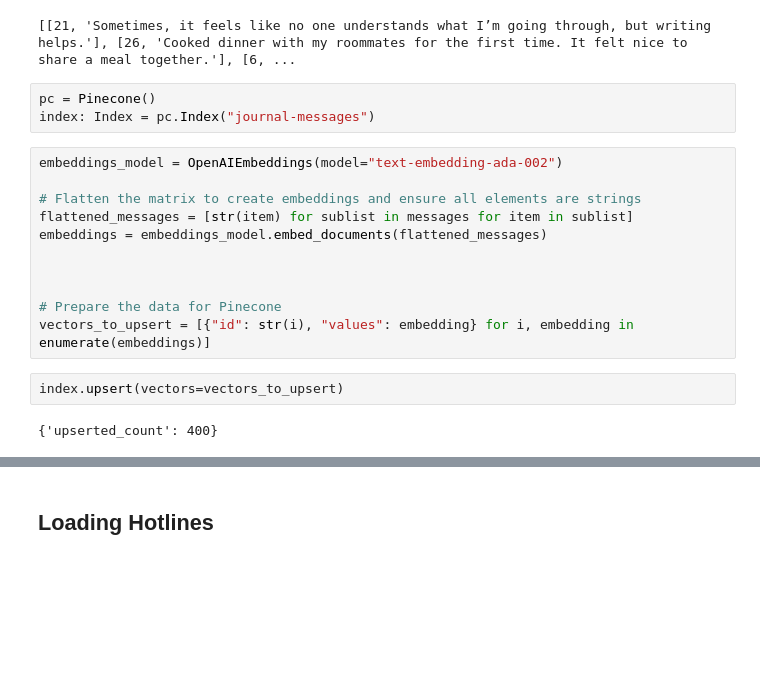
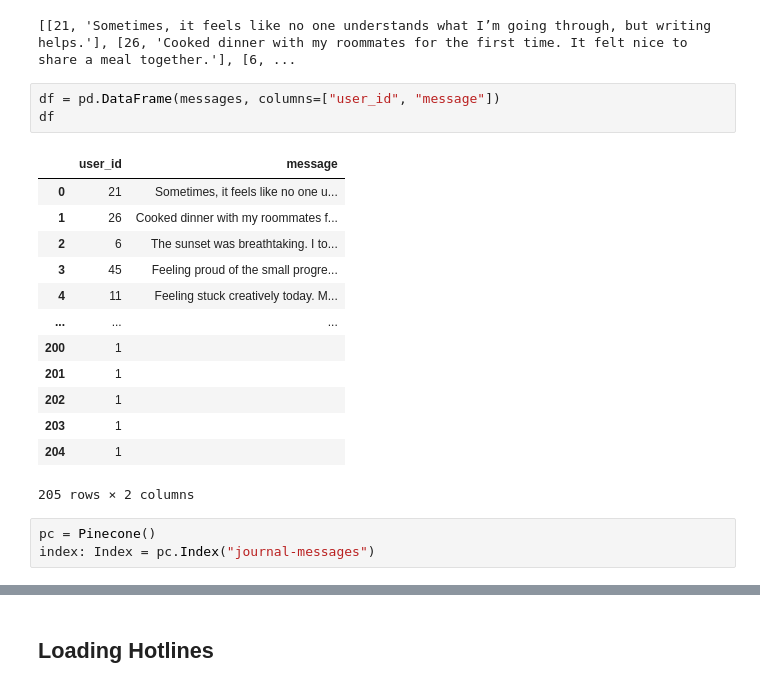
Before and after one commit to Pinky-Tie/Squeak_to_Speak, a Jupyter notebook: Squeak_to_speak/data/populating_database.ipynb, the cells around one changed output, grey strips where cells are left out. Drawn from its saved outputs; the diff is of its cells as text; blank space fills up the shorter version.

```diff
--- a/Squeak_to_speak/data/populating_database.ipynb
+++ b/Squeak_to_speak/data/populating_database.ipynb
@@ -184,21 +185,23 @@ conn.close()
 print(messages)
 # %% [output]
 [[21, 'Sometimes, it feels like no one understands what I’m going through, but writing helps.'], [26, 'Cooked dinner with my roommates for the first time. It felt nice to share a meal together.'], [6, ...
+# %%
+df = pd.DataFrame(messages, columns=["user_id", "message"])
+df
+# %% [output]
+|  | user_id | message |
+| 0 | 21 | Sometimes, it feels like no one u... |
+| 1 | 26 | Cooked dinner with my roommates f... |
+| 2 | 6 | The sunset was breathtaking. I to... |
+| 3 | 45 | Feeling proud of the small progre... |
+| 4 | 11 | Feeling stuck creatively today. M... |
+| ... | ... | ... |
+| 200 | 1 |  |
+| 201 | 1 |  |
+| 202 | 1 |  |
+| 203 | 1 |  |
+| 204 | 1 |  |
+205 rows × 2 columns
 # %%
 pc = Pinecone()
 index: Index = pc.Index("journal-messages")
-# %%
-embeddings_model = OpenAIEmbeddings(model="text-embedding-ada-002")
-
-# Flatten the matrix to create embeddings and ensure all elements are strings
-flattened_messages = [str(item) for sublist in messages for item in sublist]
-embeddings = embeddings_model.embed_documents(flattened_messages)
-
-
-
-# Prepare the data for Pinecone
-vectors_to_upsert = [{"id": str(i), "values": embedding} for i, embedding in enumerate(embeddings)]
-# %%
-index.upsert(vectors=vectors_to_upsert)
-# %% [output]
-{'upserted_count': 400}
```
Also changed, not shown: parts of 19 cells of this notebook, 6 other files.
